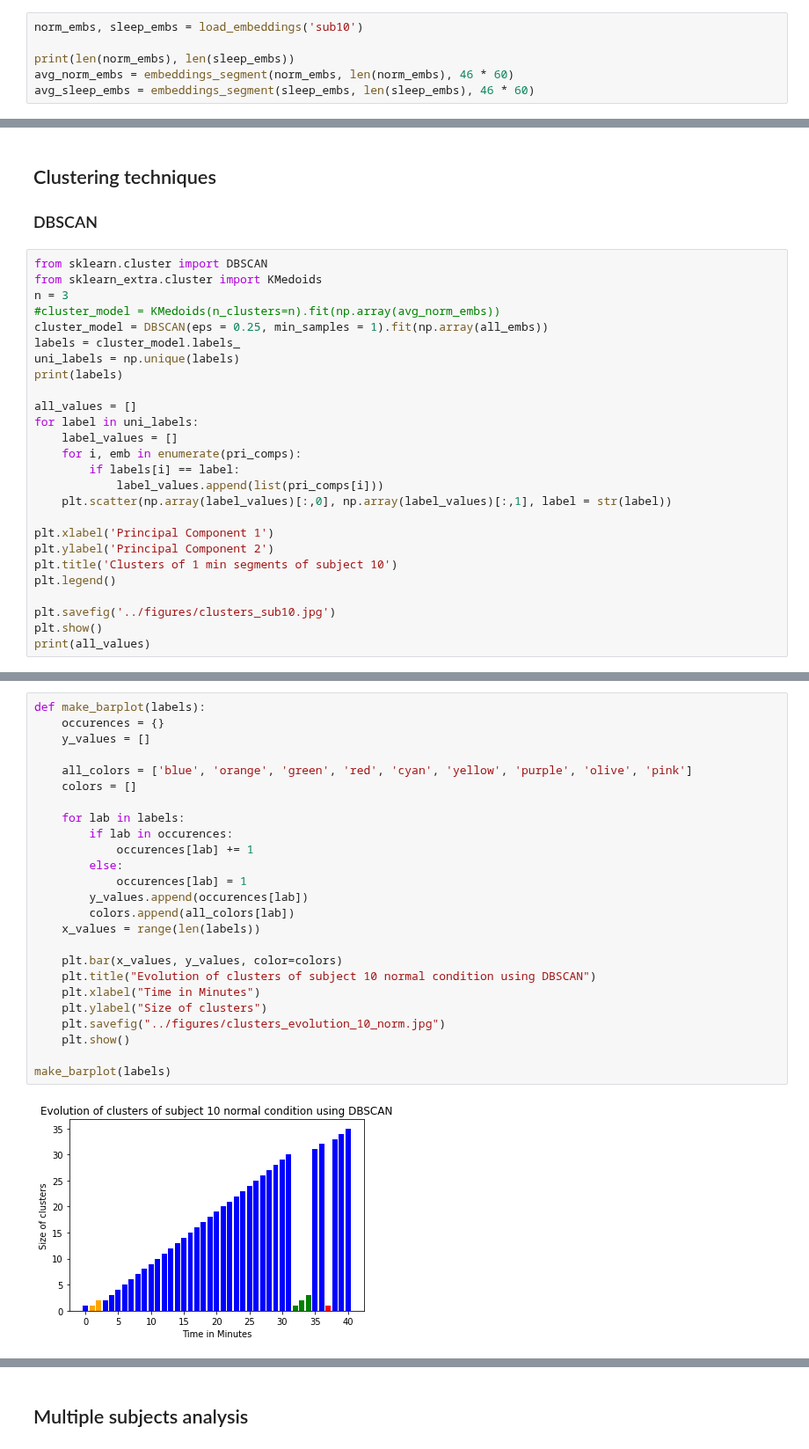
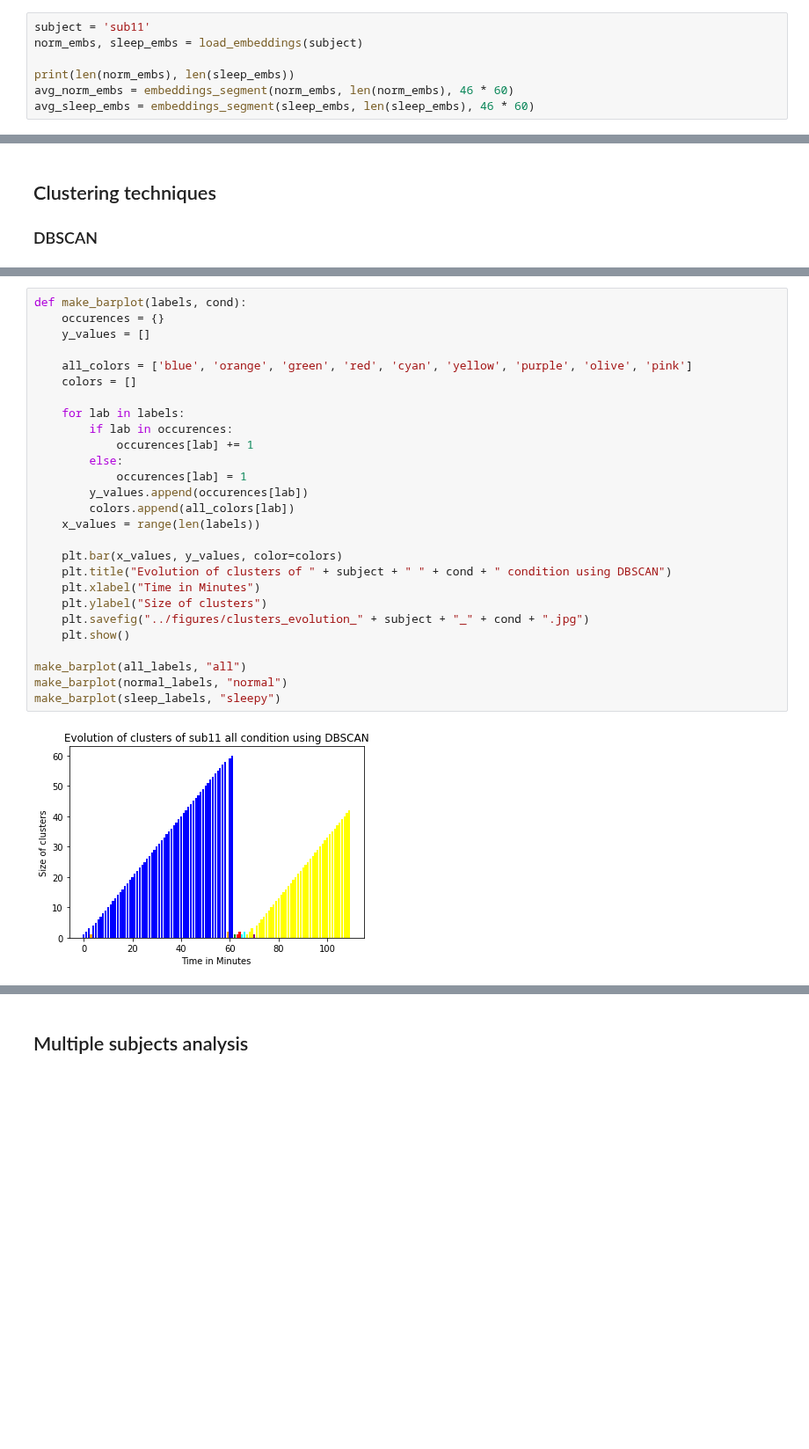
Before and after one commit to fruste/driver-drowsiness, a Jupyter notebook: code/embeddings_analysis.ipynb, the cells around one changed output, grey strips where cells are left out. Shown at 88% size. Cells and saved outputs as stored; diff of their text form; blank space fills up the shorter version.

Commit message:
New subjects and more cohesive structure

```diff
--- a/code/embeddings_analysis.ipynb
+++ b/code/embeddings_analysis.ipynb
@@ -34,7 +34,8 @@ def embeddings_segment(embeddings, video_len, segment_len):
     normalized_embeddings = preprocessing.normalize(avg_embeddings, norm='l2')
     return normalized_embeddings
 # %%
-norm_embs, sleep_embs = load_embeddings('sub10')
+subject = 'sub11'
+norm_embs, sleep_embs = load_embeddings(subject)
 
 print(len(norm_embs), len(sleep_embs))
 avg_norm_embs = embeddings_segment(norm_embs, len(norm_embs), 46 * 60)
@@ -98,29 +93,3 @@ done
 # %% [markdown]
 ## Clustering techniques
 ### DBSCAN
-# %%
-from sklearn.cluster import DBSCAN
-from sklearn_extra.cluster import KMedoids
-n = 3
-#cluster_model = KMedoids(n_clusters=n).fit(np.array(avg_norm_embs))
-cluster_model = DBSCAN(eps = 0.25, min_samples = 1).fit(np.array(all_embs))
-labels = cluster_model.labels_
-uni_labels = np.unique(labels)
-print(labels)
-
-all_values = []
-for label in uni_labels:
-    label_values = []
-    for i, emb in enumerate(pri_comps):
-        if labels[i] == label:
-            label_values.append(list(pri_comps[i]))
-    plt.scatter(np.array(label_values)[:,0], np.array(label_values)[:,1], label = str(label))
-
-plt.xlabel('Principal Component 1')
-plt.ylabel('Principal Component 2')
-plt.title('Clusters of 1 min segments of subject 10')
-plt.legend()
-
-plt.savefig('../figures/clusters_sub10.jpg')
-plt.show()
-print(all_values)
@@ -160,27 +137,29 @@ plt.show()
 # %%
-def make_barplot(labels):
+def make_barplot(labels, cond):
     occurences = {}
     y_values = []
 
     all_colors = ['blue', 'orange', 'green', 'red', 'cyan', 'yellow', 'purple', 'olive', 'pink']
     colors = []
 
     for lab in labels:
         if lab in occurences:
             occurences[lab] += 1
         else:
             occurences[lab] = 1
         y_values.append(occurences[lab])
         colors.append(all_colors[lab])
     x_values = range(len(labels))
 
     plt.bar(x_values, y_values, color=colors)
-    plt.title("Evolution of clusters of subject 10 normal condition using DBSCAN")
+    plt.title("Evolution of clusters of " + subject + " " + cond + " condition using DBSCAN")
     plt.xlabel("Time in Minutes")
     plt.ylabel("Size of clusters")
-    plt.savefig("../figures/clusters_evolution_10_norm.jpg")
+    plt.savefig("../figures/clusters_evolution_" + subject + "_" + cond + ".jpg")
     plt.show()
 
-make_barplot(labels)
+make_barplot(all_labels, "all")
+make_barplot(normal_labels, "normal")
+make_barplot(sleep_labels, "sleepy")
 # %% [output]
-[figure, old version]
+[figure, new version]
```
Also changed, not shown: parts of 14 cells of this notebook, 42 other files.
